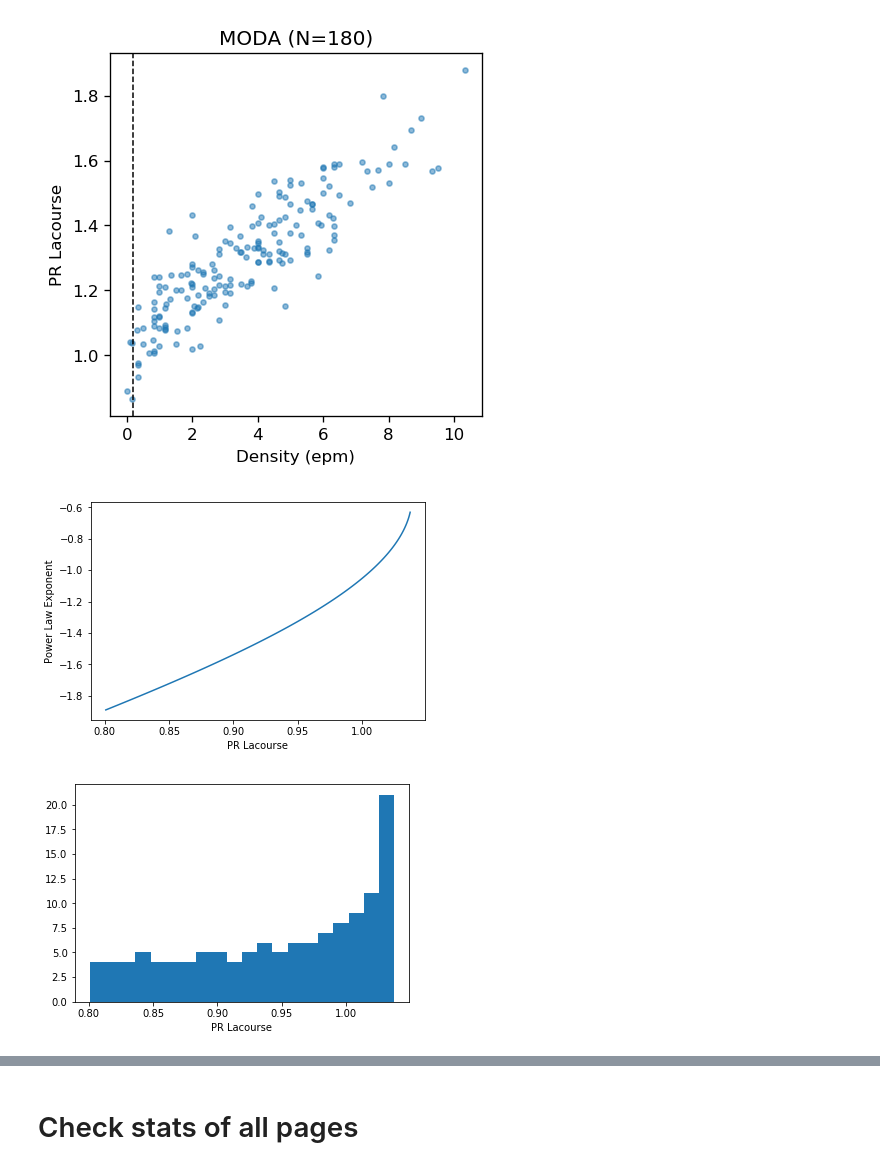
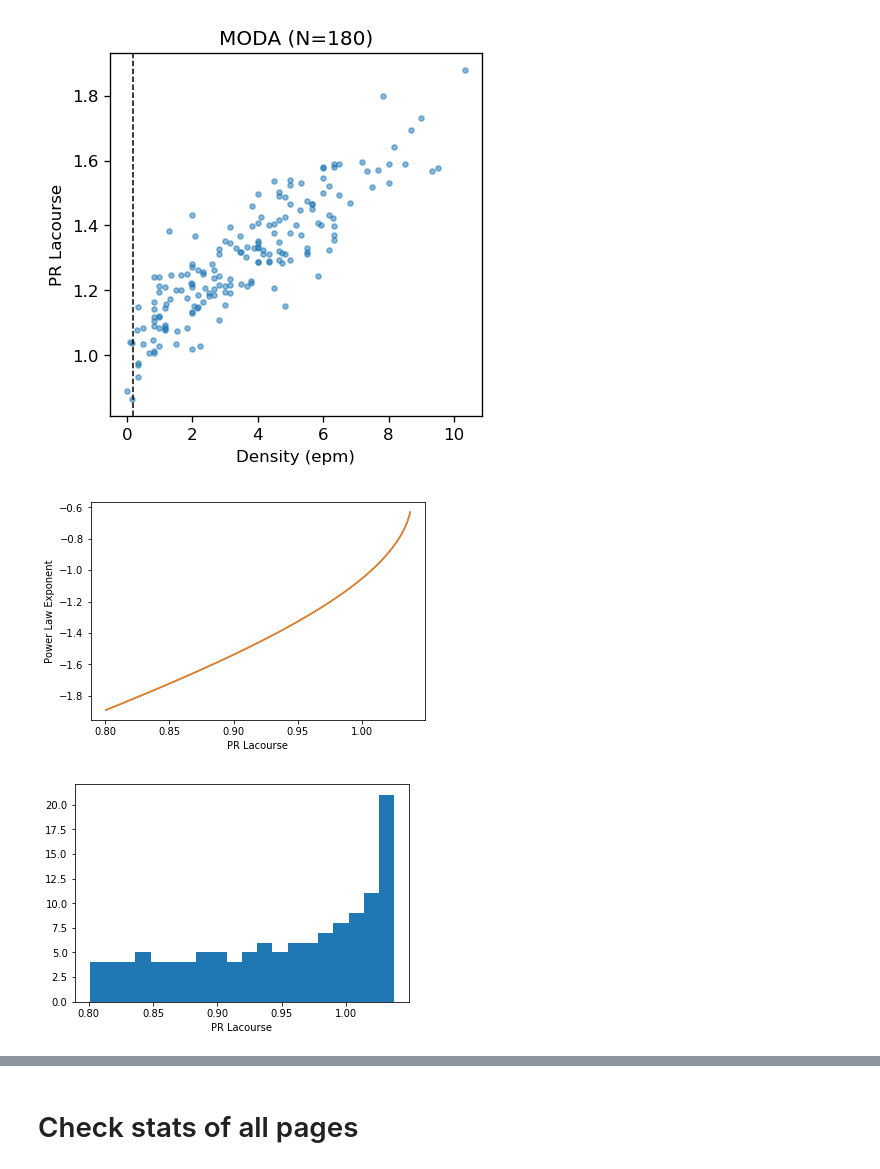
Before and after one commit to nicolasigor/sleep-rnn, a Jupyter notebook: figs_thesis/2021_eda_nsrr_page_exclusion.ipynb, the cells around one changed output, grey strips where cells are left out. Saved outputs shown, nothing was run; the diff lists cells and outputs as text; code cells hidden in the pictures.

```diff
--- a/figs_thesis/2021_eda_nsrr_page_exclusion.ipynb
+++ b/figs_thesis/2021_eda_nsrr_page_exclusion.ipynb
@@ -591,6 +591,7 @@ moda_table_bysubject = {
     'subject_id': [],
     'density': [],
     'pr_lacourse': [],
+    'pl_exponent': [],
     # 'duration': [],
     # 'amplitude': [],
     # 'frequency': [],
@@ -609,10 +610,18 @@ for subject_id in subject_ids:
     sigma_power = power[(freq >= 11) & (freq <= 16)].mean()
     broad_power = power[(freq >= 4.5) & (freq <= 30)].mean()
     pr_lacourse = sigma_power / broad_power
+    # Measure power law exponent
+    locs_to_use = np.where(((freq >= 2) & (freq < 10)) | ((freq > 17) & (freq <= 30)))[0]
+    x_data = freq[locs_to_use]
+    y_data = power[locs_to_use]
+    log_x = np.log(x_data)
+    log_y = np.log(y_data)
+    pl_exponent, _, _, _, _ = scipy.stats.linregress(log_x, log_y)
 
     moda_table_bysubject['subject_id'].append(subject_id)
     moda_table_bysubject['density'].append(density)
     moda_table_bysubject['pr_lacourse'].append(pr_lacourse)
+    moda_table_bysubject['pl_exponent'].append(pl_exponent)
 
 moda_table_bysubject = pd.DataFrame.from_dict(moda_table_bysubject)
 # moda_table_bysubject.sort_values(by=["density"])
@@ -644,35 +658,38 @@ plt.show()
 # %%
 def simulated_mean_power(pl_exponent, freq_low, freq_high):
     if pl_exponent == -1:
-        return np.log(freq_high / freq_low) / (freq_high - freq_low)
+        sum_term = np.log(freq_high / freq_low)
     else:
-        return (freq_high ** (pl_exponent + 1) - freq_low ** (pl_exponent + 1)) / (pl_exponent + 1)
+        sum_term = (freq_high ** (pl_exponent + 1) - freq_low ** (pl_exponent + 1))
+    return sum_term / (freq_high - freq_low)
 # %%
 # simulated PR Lacourse when no sigma peak exists
-moda_power_law_exponent_min = -1.8909820062793914
+moda_power_law_exponent_min = -1.8909820062793914  # <- these are by-page values, not by-subject values
 moda_power_law_exponent_max = -0.6304845212942357
 pl_exponent_l = np.arange(moda_power_law_exponent_min, moda_power_law_exponent_max + 0.001, 0.01)
 ratio_l = []
+ratio_l_theo = []
 for pl_exponent in pl_exponent_l:
     freq = np.arange(0.1, 30 + 0.001, 0.01)
     power = freq ** pl_exponent
     # Measure sigma peak ratio
     sigma_power = power[(freq >= 11) & (freq <= 16)].mean()
     broad_power = power[(freq >= 4.5) & (freq <= 30)].mean()
     pr_lacourse = sigma_power / broad_power
-
-    # pr_lacourse = simulated_mean_power(pl_exponent, 11, 16) / simulated_mean_power(pl_exponent, 4.5, 30)
-
+    pr_lacourse_theo = simulated_mean_power(pl_exponent, 11, 16) / simulated_mean_power(pl_exponent, 4.5, 30)
     ratio_l.append(pr_lacourse)
+    ratio_l_theo.append(pr_lacourse_theo)
 
 plt.plot(ratio_l, pl_exponent_l)
+plt.plot(ratio_l_theo, pl_exponent_l)
 plt.xlabel("PR Lacourse")
 plt.ylabel("Power Law Exponent")
 plt.show()
 
 plt.hist(ratio_l, bins=20)
 plt.xlabel("PR Lacourse")
+
 plt.show()
 # %% [output]
-[figure, old version]
+[figure, new version]
 [figure]
```
Also changed, not shown: parts of 4 cells of this notebook, 1 other file.
